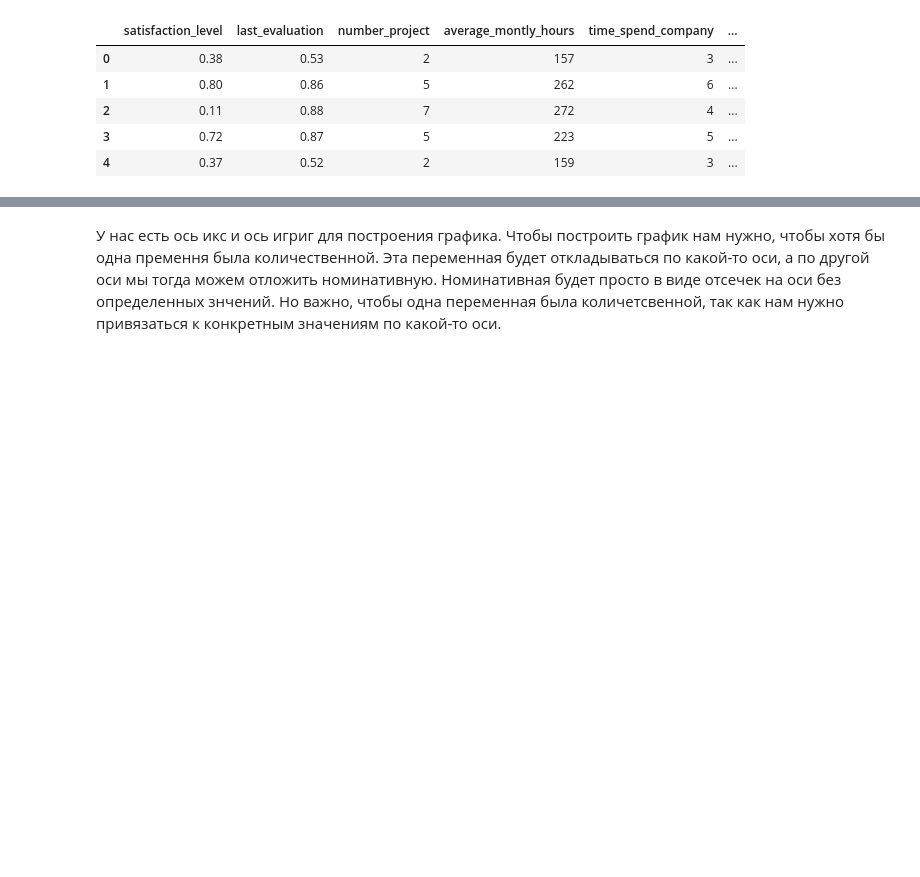
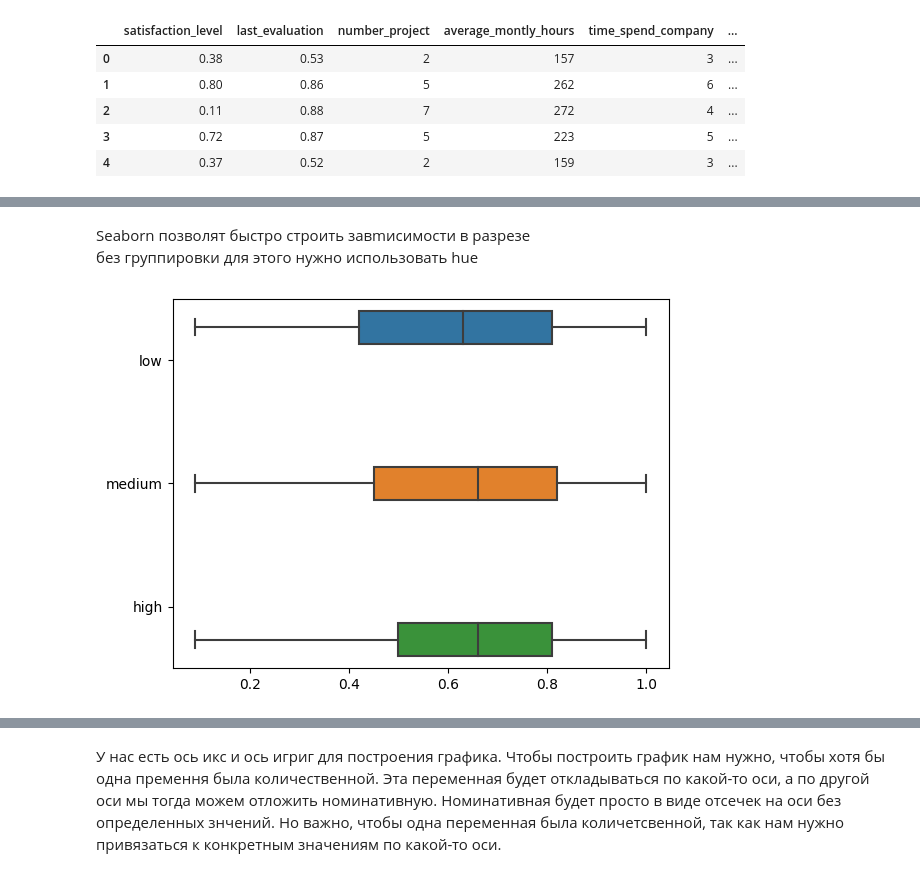
Before and after one commit to PAGriAnalytics/pagri_hard_skills, a Jupyter notebook: Seaborn_and_pyplot.ipynb, the cells around one changed output, grey strips where cells are left out. Cells and saved outputs as stored; diff of their text form; code cells hidden in the pictures; blank space fills up the shorter version.

```diff
--- a/Seaborn_and_pyplot.ipynb
+++ b/Seaborn_and_pyplot.ipynb
@@ -21,0 +34,10 @@ df.head()
+# %% [markdown]
+Seaborn позволят быстро строить завmисимости в разрезе
+без группировки
+для этого нужно использовать hue
+# %%
+ax = sns.boxplot(data=df, x='satisfaction_level', y='salary', hue='salary')
+ax.set(xlabel=None, ylabel=None)
+ax.legend_ = None
+# %% [output]
+[figure, added]
```
Also changed, not shown: parts of 5 cells of this notebook, 16 other files.
